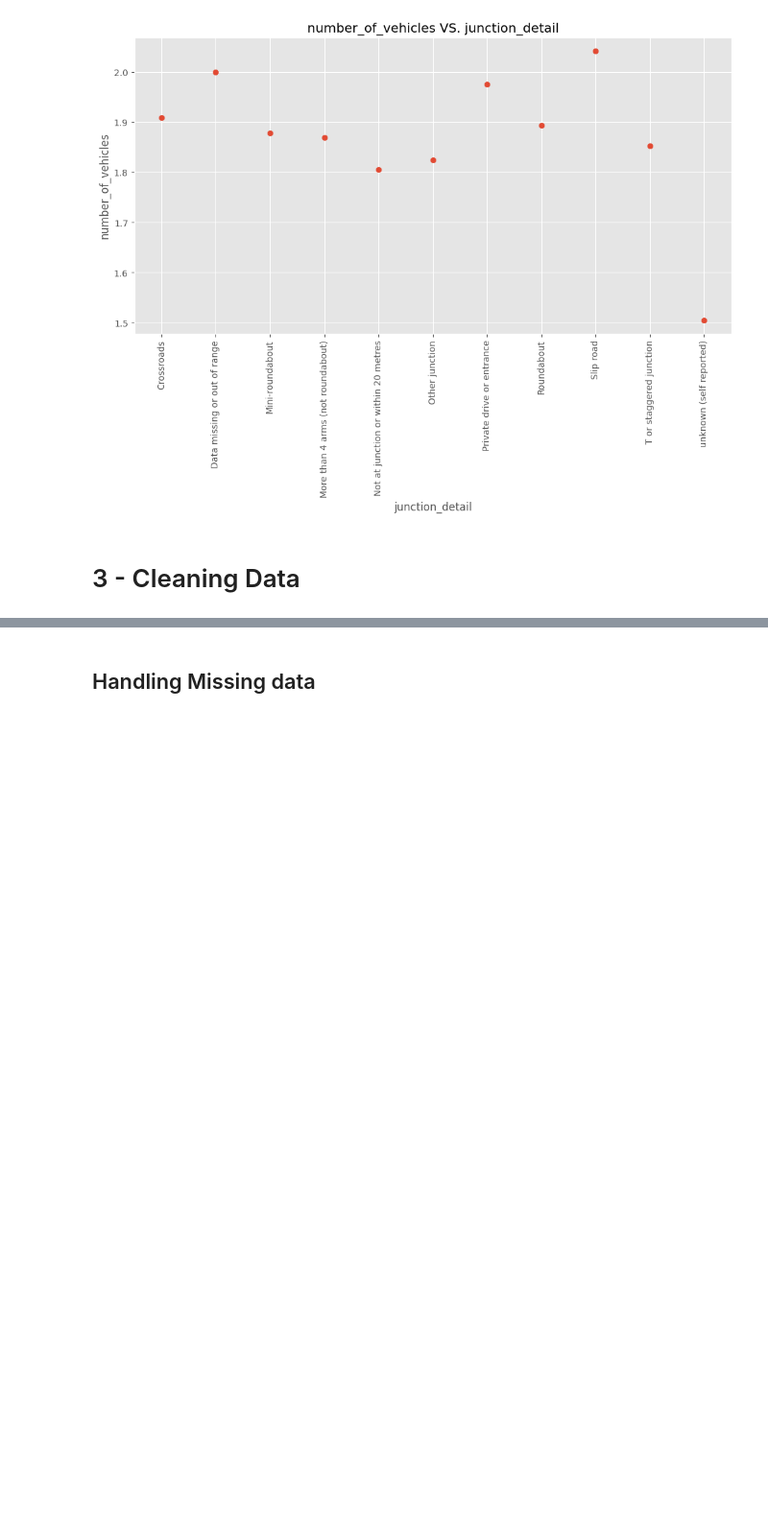
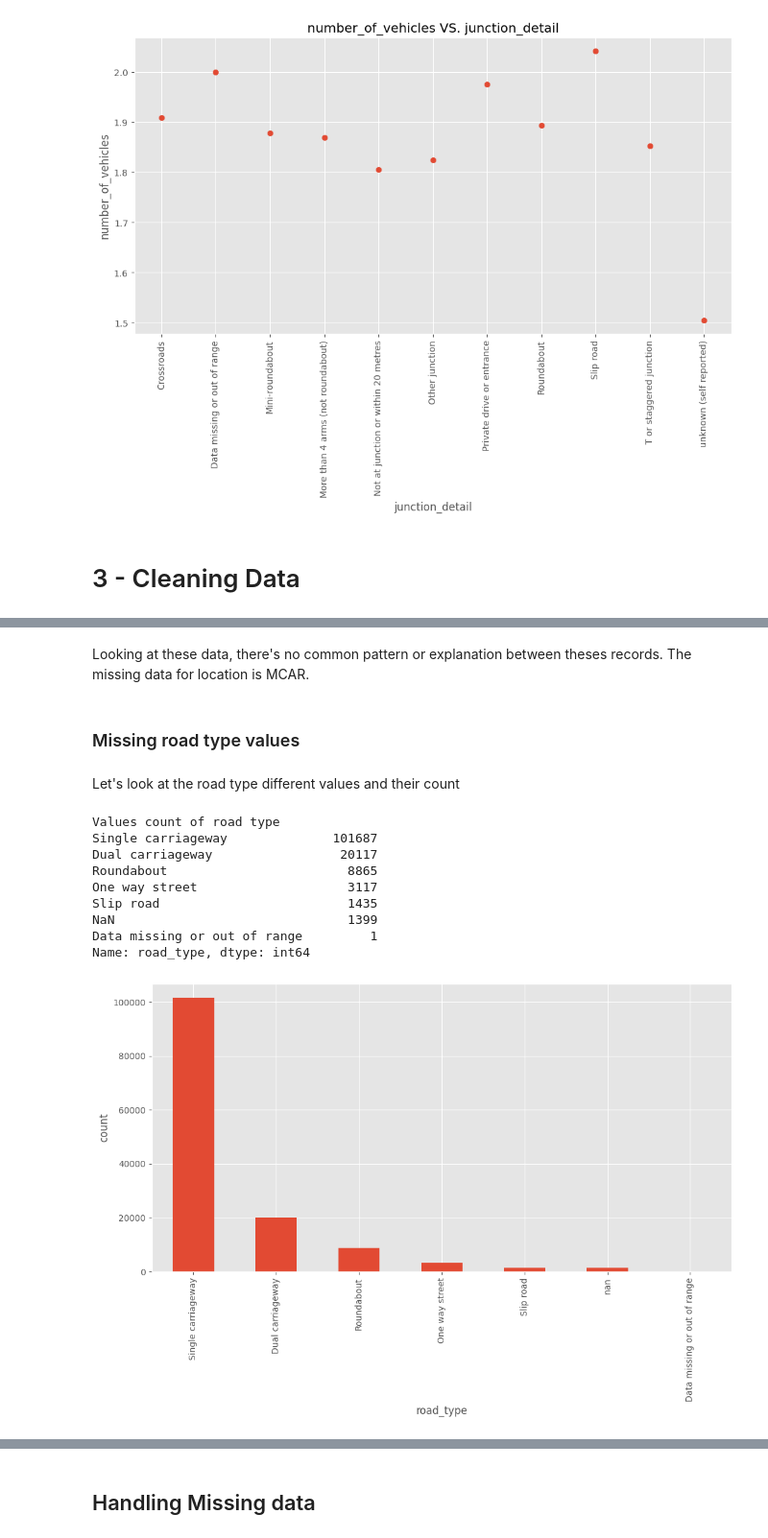
Before and after one commit to Abdelrahman-Khater/DE, a Jupyter notebook: Milestone 1 template.ipynb, the cells around one changed output, grey strips where cells are left out. Shown at 96% size. Drawn from its saved outputs; the diff is of its cells as text; code cells hidden in the pictures; blank space fills up the shorter version.

```diff
--- a/Milestone 1 template.ipynb
+++ b/Milestone 1 template.ipynb
@@ -226,0 +232,13 @@ plt.show()
+# %%
+def get_nan_count(dataset: pd.DataFrame, percentage=False, nan_word=None):
+    if(nan_word == None):
+        null_cnt = dataset.isnull().sum()
+    else:
+        null_cnt = (dataset == nan_word).sum()
+    null_cnt = null_cnt[null_cnt > 0]
+    if(percentage):
+        null_cnt = null_cnt * 100 / len(dataset)
+    return null_cnt
+
+dataset = df
+get_nan_count(dataset), get_nan_count(dataset, percentage=True)
@@ -226,0 +279,25 @@ plt.show()
+# %% [markdown]
+Looking at these data, there's no common pattern or explanation between theses records. The missing data for location is MCAR.
+# %% [markdown]
+### Missing road type values
+# %% [markdown]
+Let's look at the road type different values and their count
+# %%
+def visualize_cols_values_cnt(dataset, col_name, percentage=False, title=None):
+    (dataset[col_name].value_counts(dropna=False) * ((100/len(dataset)) if percentage else 1) ).plot(kind='bar', xlabel=col_name, ylabel='count', title=title)
+
+
+print('Values count of road type')
+print(dataset['road_type'].value_counts(dropna=False))
+visualize_cols_values_cnt(dataset, 'road_type')
+# %% [output]
+Values count of road type
+Single carriageway              101687
+Dual carriageway                 20117
+Roundabout                        8865
+One way street                    3117
+Slip road                         1435
+NaN                               1399
+Data missing or out of range         1
+Name: road_type, dtype: int64
+[figure, added]
```
Also changed, not shown: parts of 82 cells of this notebook, 1 other file.
